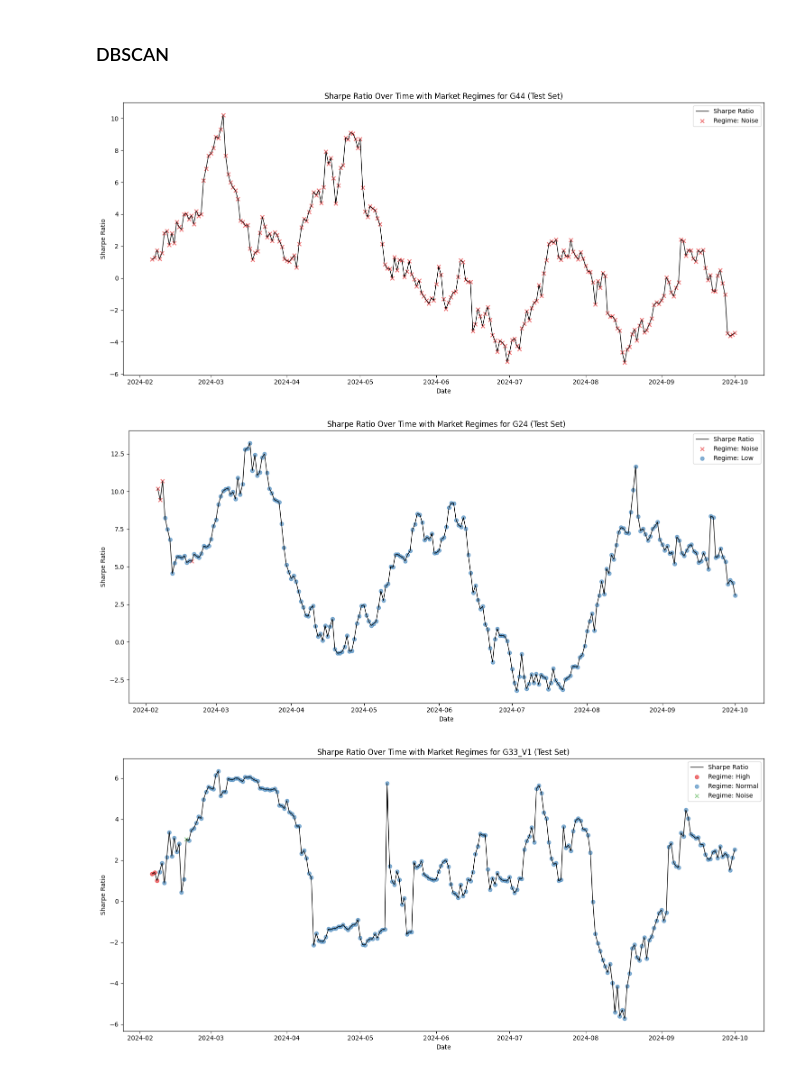
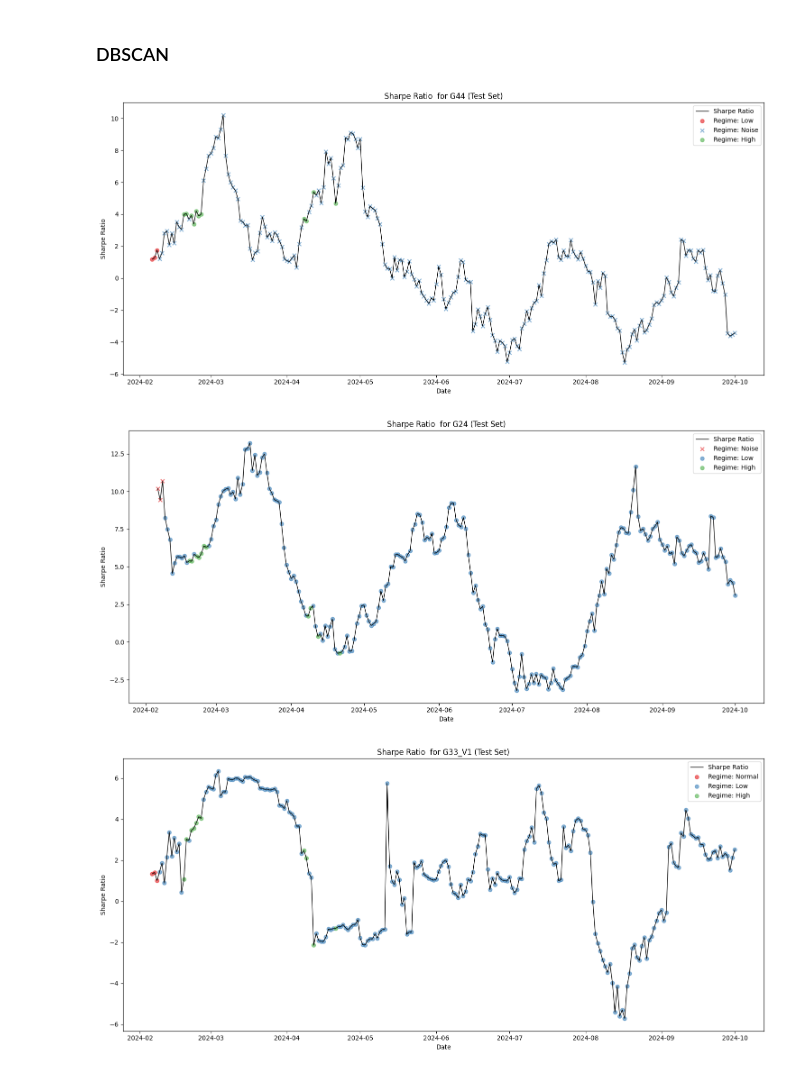
Before and after one commit to alemishch/trading_models, a Jupyter notebook: sharpe_modes.ipynb, the cells around one changed output. Saved outputs shown, nothing was run; the diff lists cells and outputs as text; code cells hidden in the pictures.

Commit message:
tested clustering models

```diff
--- a/sharpe_modes.ipynb
+++ b/sharpe_modes.ipynb
@@ -185,6 +185,39 @@ for strategy, df in train_data.items():
 
     scaled_df_test['Sharpe_Ratio_30'] = test_sharpe
     test_data[strategy] = scaled_df_test
+# %%
+from sklearn.metrics import silhouette_score
+
+def find_optimal_dbscan_parameters(strategy, df_train, eps_values, min_samples_values):
+    X_train = df_train.drop(columns=['Sharpe_Ratio_30']).values
+    best_score = -1
+    best_params = {'eps': None, 'min_samples': None}
+
+    for eps in eps_values:
+        for min_samples in min_samples_values:
+            dbscan = DBSCAN(eps=eps, min_samples=min_samples)
+            labels = dbscan.fit_predict(X_train)
+            # Silhouette score requires at least 2 clusters
+            n_clusters = len(set(labels)) - (1 if -1 in labels else 0)
+            if n_clusters < 2:
+                continue
+            score = silhouette_score(X_train, labels)
+            if score > best_score:
+                best_score = score
+                best_params['eps'] = eps
+                best_params['min_samples'] = min_samples
+
+    return best_params, best_score
+
+eps_options = np.arange(0.1, 1.0, 0.1)
+min_samples_options = range(3, 10)
+
+epss = {}
+mins = {}
+for strategy, df_train in train_data.items():
+    params, score = find_optimal_dbscan_parameters(strategy, df_train, eps_options, min_samples_options)
+    mins[strategy] = params['min_samples']
+    epss[strategy] = params['eps']
 # %%
 dbscan_models = {}
 train_labels = {}
@@ -192,7 +225,7 @@ train_labels = {}
 for strategy, df_train in train_data.items():
     X_train = df_train.drop(columns=['Sharpe_Ratio_30']).values
     min_samples = X_train.shape[1] + 1
-    dbscan = DBSCAN(eps=0.6, min_samples=min_samples)  #####
+    dbscan = DBSCAN(eps=epss[strategy], min_samples=mins[strategy])  #####
 
     dbscan.fit(X_train)
 
@@ -270,33 +303,34 @@ for strategy in train_data.keys():
 # %%
 for strategy in test_data.keys():
     df_test = test_data[strategy].copy()
     df_test['Regime_Label'] = test_regime_labels[strategy]
     df_test['datetime'] = df_test.index
 
     plt.figure(figsize=(15,7))
 
     plt.plot(df_test['datetime'], df_test['Sharpe_Ratio_30'], label='Sharpe Ratio', color='black', linewidth=1)
 
     unique_regimes = df_test['Regime_Label'].unique()
     palette = sns.color_palette("Set1", len(unique_regimes))
     colors = dict(zip(unique_regimes, palette))
 
     for regime, color in colors.items():
         regime_data = df_test[df_test['Regime_Label'] == regime]
         if regime == 'Noise':
             plt.scatter(regime_data['datetime'], regime_data['Sharpe_Ratio_30'],
                         color=color, label=f'Regime: {regime}', alpha=0.6, marker='x')
         else:
             plt.scatter(regime_data['datetime'], regime_data['Sharpe_Ratio_30'],
                         color=color, label=f'Regime: {regime}', alpha=0.6, marker='o')
 
-    plt.title(f'Sharpe Ratio Over Time with Market Regimes for {strategy} (Test Set)')
+    plt.title(f'Sharpe Ratio  for {strategy} (Test Set)')
     plt.xlabel('Date')
     plt.ylabel('Sharpe Ratio')
     plt.legend()
     plt.tight_layout()
+    plt.savefig(f"clustering_models/DBSCAN/{strategy}.png")
     plt.show()
 # %% [output]
-[figure, old version]
+[figure, new version]
-[figure, old version]
+[figure, new version]
-[figure, old version]
+[figure, new version]
```
Also changed, not shown: parts of 8 cells of this notebook, 28 other files.
